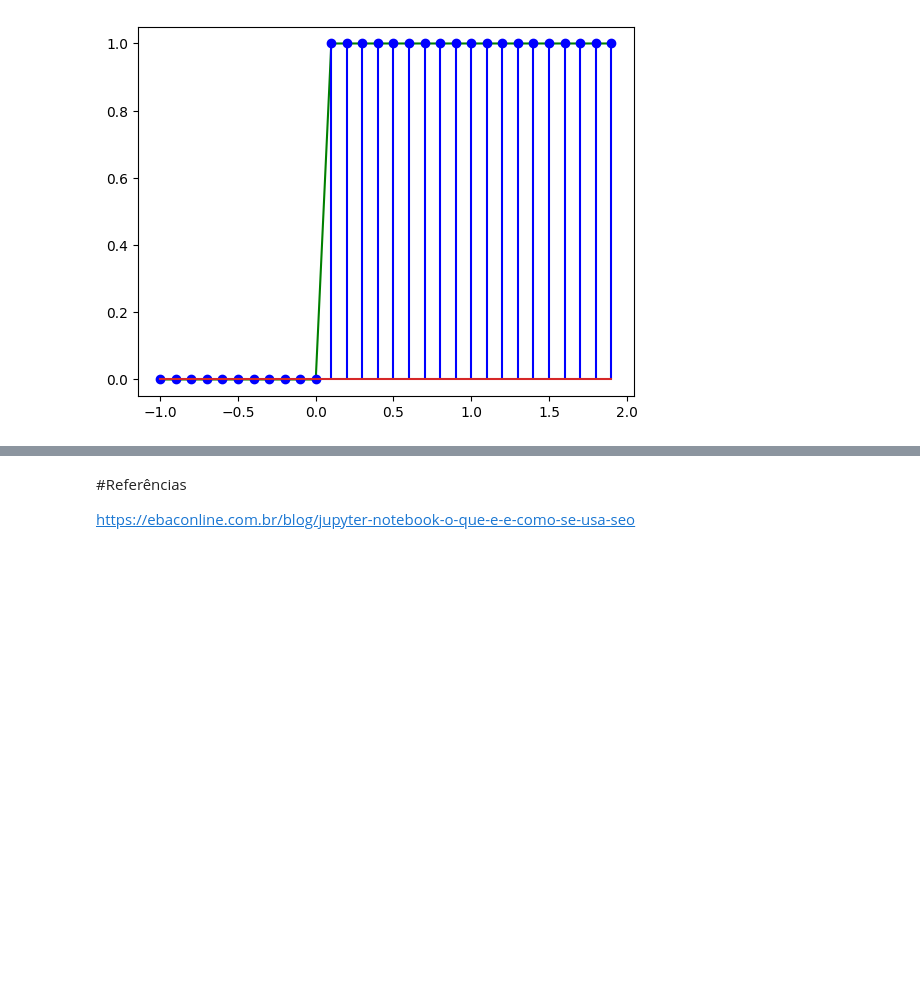
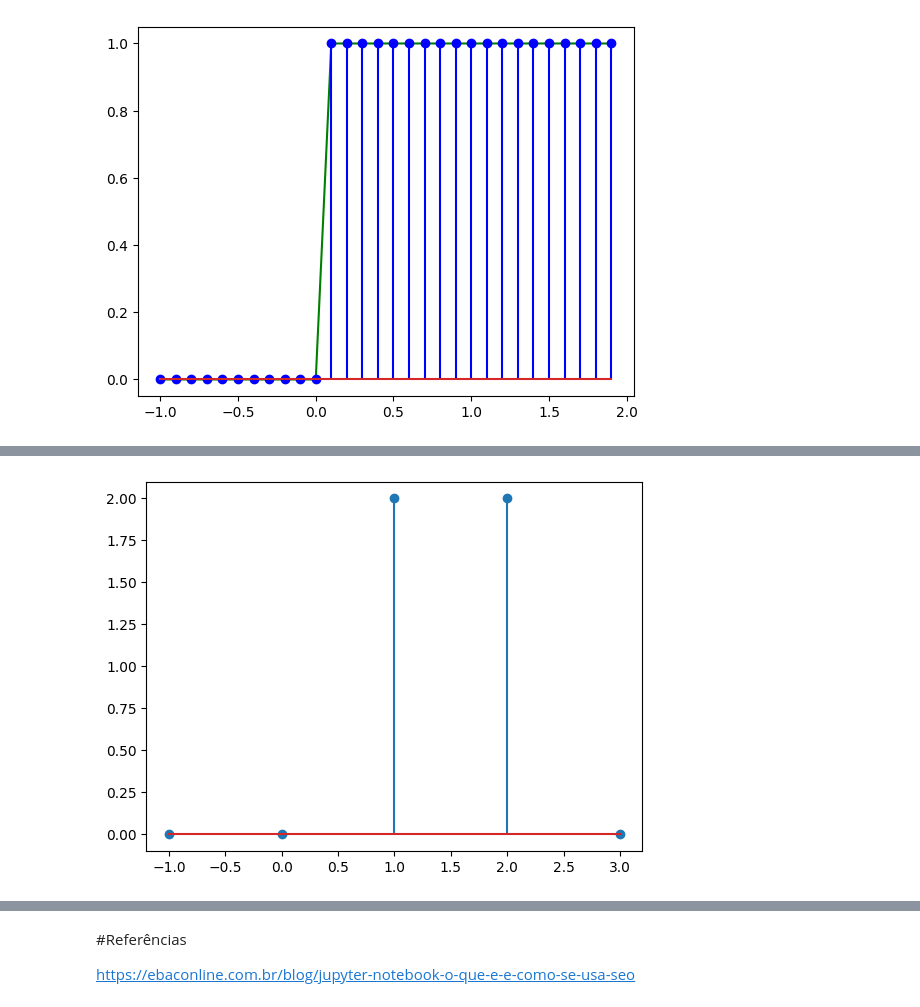
Before and after one commit to arqPy/PDS, a Jupyter notebook: Testes_Notebooks.ipynb, the cells around one changed output, grey strips where cells are left out. Drawn from its saved outputs; the diff is of its cells as text; code cells hidden in the pictures; blank space fills up the shorter version.

```diff
--- a/Testes_Notebooks.ipynb
+++ b/Testes_Notebooks.ipynb
@@ -75,0 +103,9 @@ plt.stem(n, degrauD(n), 'blue')
+# %%
+# Escalamento (ou Mudança de Escala) de Tempo
+# Down-sampling
+x1=x[0:9:2]
+t1 = np.arange(-1,4)
+plt.stem(t1,x1)
+plt.show()
+# %% [output]
+[figure, added]
```
Also changed, not shown: parts of 9 cells of this notebook.
